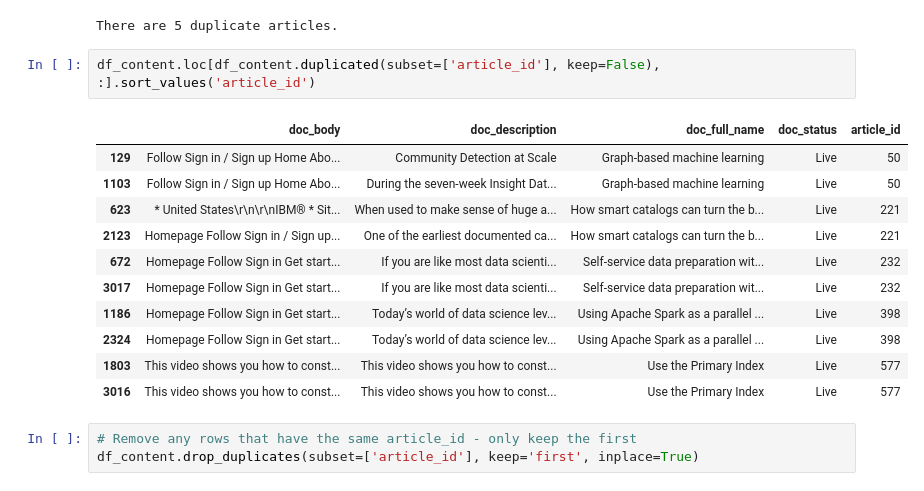
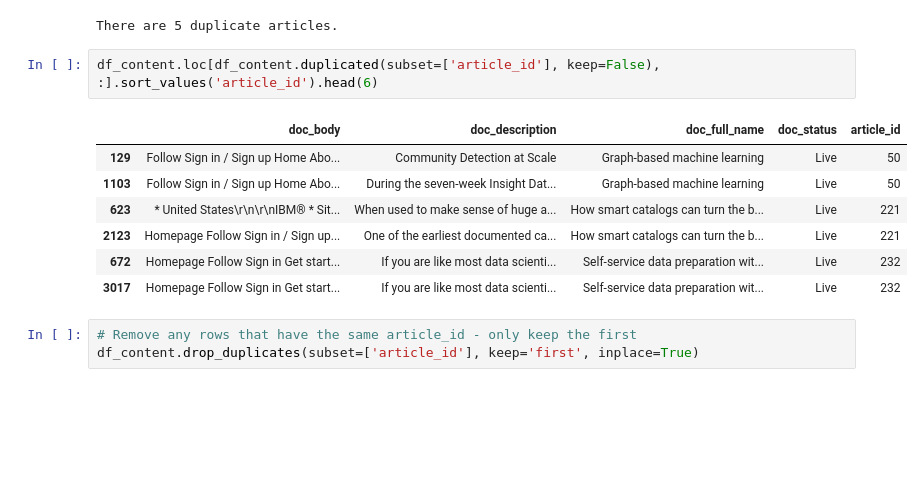
Before and after one commit to stivenlopezg/Recommendation-engine, a Jupyter notebook: Recommendations_with_IBM.ipynb, the cells around one changed output. Saved outputs shown, nothing was run; the diff lists cells and outputs as text; blank space fills up the shorter version.

```diff
--- a/Recommendations_with_IBM.ipynb
+++ b/Recommendations_with_IBM.ipynb
@@ -122,19 +118,15 @@ print(f'There are {df_content.duplicated(subset=["article_id"]).sum()} duplicate
 # %% [output]
 There are 5 duplicate articles.
 # %%
-df_content.loc[df_content.duplicated(subset=['article_id'], keep=False), :].sort_values('article_id')
+df_content.loc[df_content.duplicated(subset=['article_id'], keep=False), :].sort_values('article_id').head(6)
 # %% [output]
 |  | doc_body | doc_description | doc_full_name | doc_status | article_id |
 | 129 | Follow Sign in / Sign up Home Abo... | Community Detection at Scale | Graph-based machine learning | Live | 50 |
 | 1103 | Follow Sign in / Sign up Home Abo... | During the seven-week Insight Dat... | Graph-based machine learning | Live | 50 |
 | 623 | * United States\r\n\r\nIBM® * Sit... | When used to make sense of huge a... | How smart catalogs can turn the b... | Live | 221 |
 | 2123 | Homepage Follow Sign in / Sign up... | One of the earliest documented ca... | How smart catalogs can turn the b... | Live | 221 |
 | 672 | Homepage Follow Sign in Get start... | If you are like most data scienti... | Self-service data preparation wit... | Live | 232 |
 | 3017 | Homepage Follow Sign in Get start... | If you are like most data scienti... | Self-service data preparation wit... | Live | 232 |
-| 1186 | Homepage Follow Sign in Get start... | Today’s world of data science lev... | Using Apache Spark as a parallel ... | Live | 398 |
-| 2324 | Homepage Follow Sign in Get start... | Today’s world of data science lev... | Using Apache Spark as a parallel ... | Live | 398 |
-| 1803 | This video shows you how to const... | This video shows you how to const... | Use the Primary Index | Live | 577 |
-| 3016 | This video shows you how to const... | This video shows you how to const... | Use the Primary Index | Live | 577 |
 # %%
 # Remove any rows that have the same article_id - only keep the first
 df_content.drop_duplicates(subset=['article_id'], keep='first', inplace=True)
```
Also changed, not shown: parts of 30 cells of this notebook.
